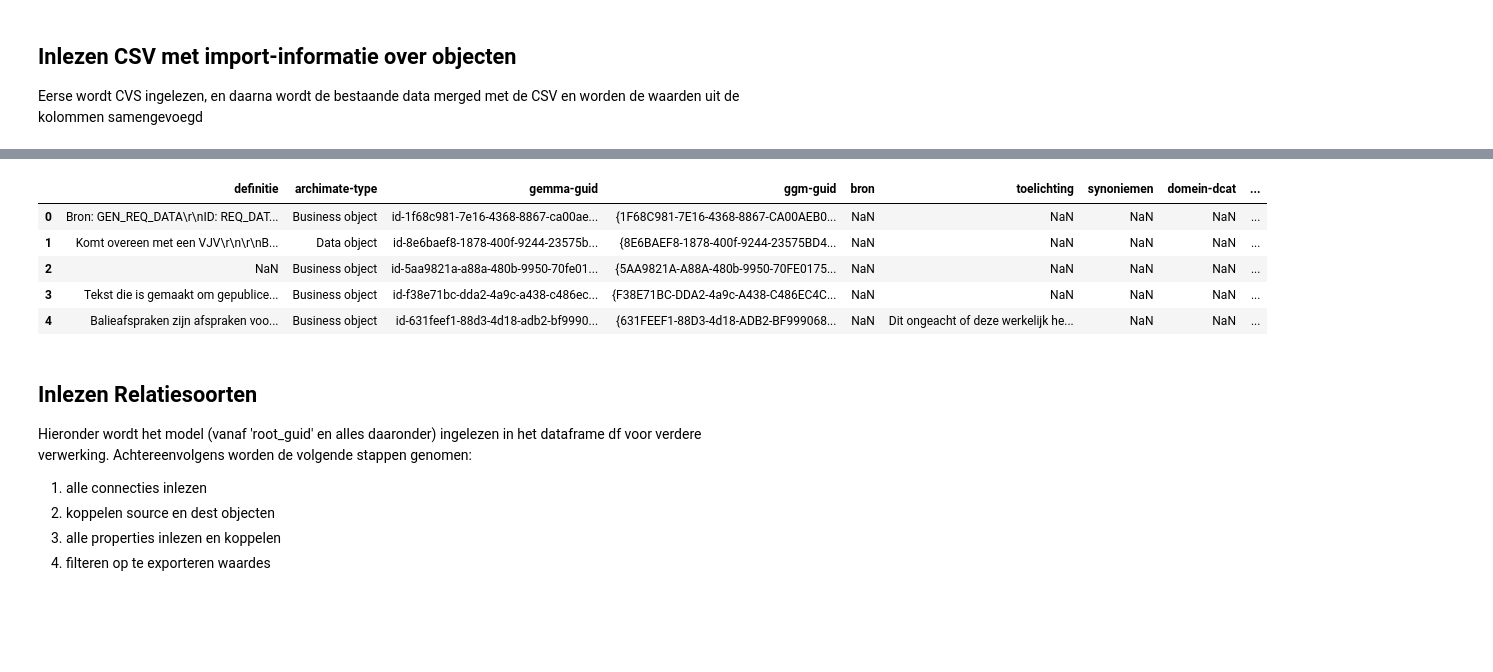
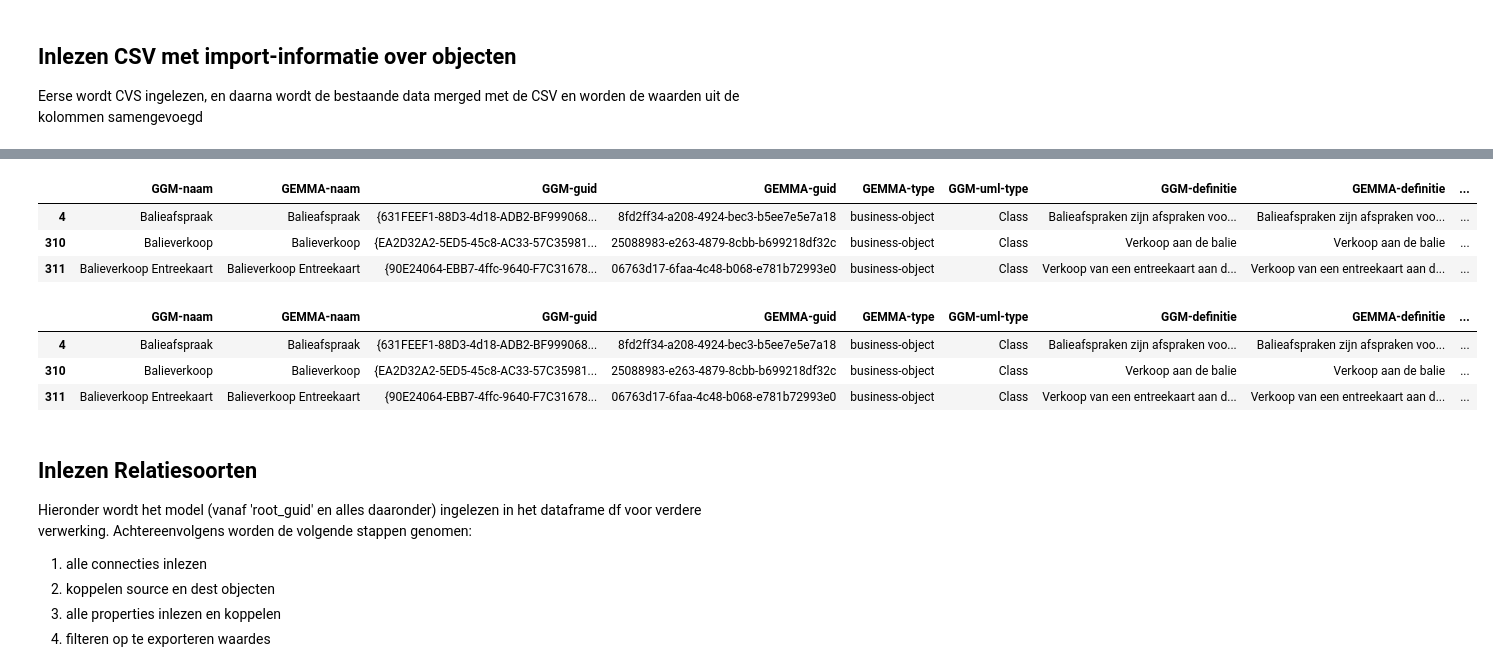
Before and after one commit to Gemeente-Delft/Gemeentelijk-Gegevensmodel, a Jupyter notebook: tools/notebooks/Import from GEMMA.ipynb, the cells around one changed output, grey strips where cells are left out. Cells and saved outputs as stored; diff of their text form; code cells hidden in the pictures; blank space fills up the shorter version.

```diff
--- a/tools/notebooks/Import from GEMMA.ipynb
+++ b/tools/notebooks/Import from GEMMA.ipynb
@@ -185,15 +201,31 @@ cols = df_obj_merge.columns
 for col in obj_columns:
     if col in cols and col+import_suffix in cols:
         df_obj_merge[col] = df_obj_merge[col].fillna(df_obj_merge[col+import_suffix])
-        if 'gemma' in col or 'archimate' in col or 'datum-tijd-export' in col:
+        if 'GEMMA' in col or 'datum-tijd-export' in col:
             df_obj_merge[col] = df_obj_merge[col+import_suffix]
 
-df_obj_merge[obj_columns].head(5)
+df_obj_merge[df_obj_merge['GGM-naam'].fillna('').str.startswith('Balie')][obj_columns].head(5)
 # %% [output]
-|  | definitie | archimate-type | gemma-guid | ggm-guid | bron | toelichting | synoniemen | domein-dcat | ... |
-| 0 | Bron: GEN_REQ_DATA\r\nID: REQ_DAT... | Business object | id-1f68c981-7e16-4368-8867-ca00ae... | {1F68C981-7E16-4368-8867-CA00AEB0... | NaN | NaN | NaN | NaN | ... |
-| 1 | Komt overeen met een VJV\r\n\r\nB... | Data object | id-8e6baef8-1878-400f-9244-23575b... | {8E6BAEF8-1878-400f-9244-23575BD4... | NaN | NaN | NaN | NaN | ... |
-| 2 | NaN | Business object | id-5aa9821a-a88a-480b-9950-70fe01... | {5AA9821A-A88A-480b-9950-70FE0175... | NaN | NaN | NaN | NaN | ... |
-| 3 | Tekst die is gemaakt om gepublice... | Business object | id-f38e71bc-dda2-4a9c-a438-c486ec... | {F38E71BC-DDA2-4a9c-A438-C486EC4C... | NaN | NaN | NaN | NaN | ... |
-| 4 | Balieafspraken zijn afspraken voo... | Business object | id-631feef1-88d3-4d18-adb2-bf9990... | {631FEEF1-88D3-4d18-ADB2-BF999068... | NaN | Dit ongeacht of deze werkelijk he... | NaN | NaN | ... |
+|  | GGM-naam | GEMMA-naam | GGM-guid | GEMMA-guid | GEMMA-type | GGM-uml-type | GGM-definitie | GEMMA-definitie | ... |
+| 4 | Balieafspraak | Balieafspraak | {631FEEF1-88D3-4d18-ADB2-BF999068... | 8fd2ff34-a208-4924-bec3-b5ee7e5e7a18 | business-object | Class | Balieafspraken zijn afspraken voo... | Balieafspraken zijn afspraken voo... | ... |
+| 310 | Balieverkoop | Balieverkoop | {EA2D32A2-5ED5-45c8-AC33-57C35981... | 25088983-e263-4879-8cbb-b699218df32c | business-object | Class | Verkoop aan de balie | Verkoop aan de balie | ... |
+| 311 | Balieverkoop Entreekaart | Balieverkoop Entreekaart | {90E24064-EBB7-4ffc-9640-F7C31678... | 06763d17-6faa-4c48-b068-e781b72993e0 | business-object | Class | Verkoop van een entreekaart aan d... | Verkoop van een entreekaart aan d... | ... |
+# %%
+# Vervang eventuele lege GGM-waarden door GEMMA-waarden
+
+# eerst lege strings vervangen door NaN
+df_obj_merge = df_obj_merge.replace('', np.nan)
+
+#Nu de waarden zetten
+df_obj_merge['GGM-definitie'] = df_obj_merge['GGM-definitie'].fillna(df_obj_merge['GEMMA-definitie'])
+df_obj_merge['GGM-toelichting'] = df_obj_merge['GGM-toelichting'].fillna(df_obj_merge['GEMMA-toelichting'])
+df_obj_merge['GGM-synoniemen'] = df_obj_merge['GGM-synoniemen'].fillna(df_obj_merge['GEMMA-synoniemen'])
+df_obj_merge['GGM-bron'] = df_obj_merge['GGM-bron'].fillna(df_obj_merge['GEMMA-bron'])
+
+df_obj_merge[df_obj_merge['GGM-naam'].fillna('').str.startswith('Balie')][obj_columns].head(5)
+# %% [output]
+|  | GGM-naam | GEMMA-naam | GGM-guid | GEMMA-guid | GEMMA-type | GGM-uml-type | GGM-definitie | GEMMA-definitie | ... |
+| 4 | Balieafspraak | Balieafspraak | {631FEEF1-88D3-4d18-ADB2-BF999068... | 8fd2ff34-a208-4924-bec3-b5ee7e5e7a18 | business-object | Class | Balieafspraken zijn afspraken voo... | Balieafspraken zijn afspraken voo... | ... |
+| 310 | Balieverkoop | Balieverkoop | {EA2D32A2-5ED5-45c8-AC33-57C35981... | 25088983-e263-4879-8cbb-b699218df32c | business-object | Class | Verkoop aan de balie | Verkoop aan de balie | ... |
+| 311 | Balieverkoop Entreekaart | Balieverkoop Entreekaart | {90E24064-EBB7-4ffc-9640-F7C31678... | 06763d17-6faa-4c48-b068-e781b72993e0 | business-object | Class | Verkoop van een entreekaart aan d... | Verkoop van een entreekaart aan d... | ... |
 # %%
```
Also changed, not shown: parts of 14 cells of this notebook.
